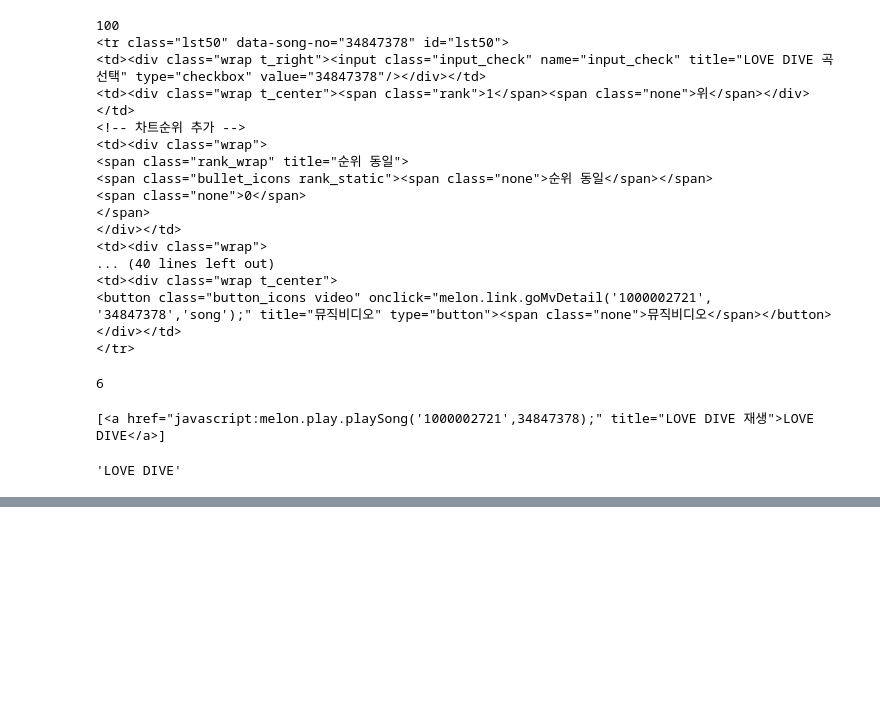
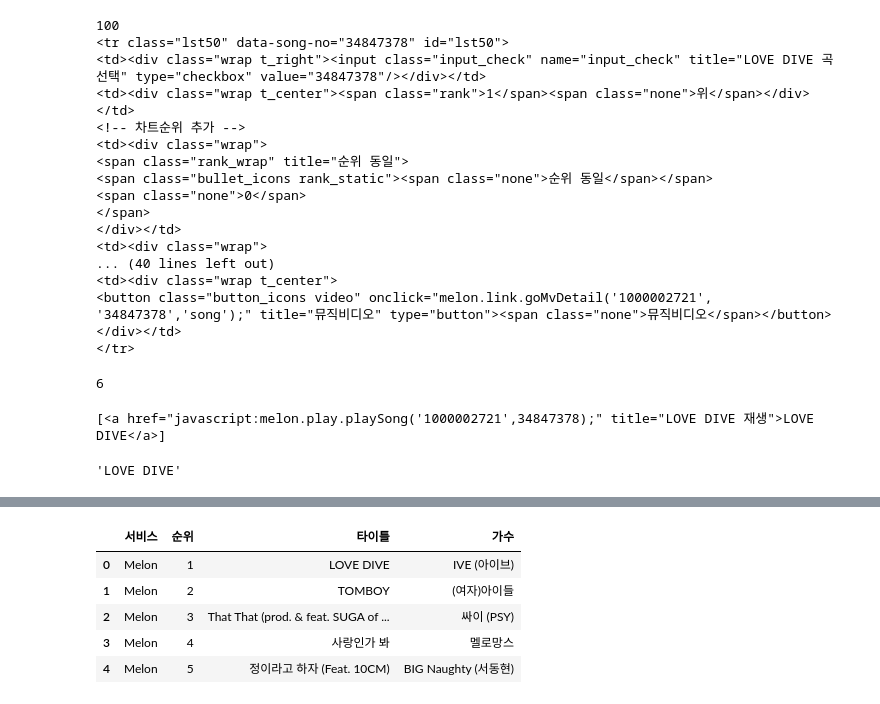
Before and after one commit to ChoiKangM/pandasProject, a Jupyter notebook: melon.ipynb, the cells around one changed output, grey strips where cells are left out. Drawn from its saved outputs; the diff is of its cells as text; code cells hidden in the pictures; blank space fills up the shorter version.

```diff
--- a/melon.ipynb
+++ b/melon.ipynb
@@ -173,7 +177,10 @@ title
 # %% [output]
 [<a href="javascript:melon.play.playSong('1000002721',34847378);" title="LOVE DIVE 재생">LOVE DIVE</a>]
 # %%
-title = songs[0].select('div.ellipsis.rank01 > span > a')[0].text
+title = song.select('div.ellipsis.rank01 > span > a')[0].text
 title
 # %% [output]
 'LOVE DIVE'
+# %%
+singer = song.select('div.ellipsis.rank02 > a')[0].text
+singer
@@ -179,0 +189,6 @@ title
+# %%
+# 노래 100개 제목, 가수 출력하기
+for song in songs:
+    title = song.select('div.ellipsis.rank01 > span > a')[0].text
+    singer = song.select('div.ellipsis.rank02 > a')[0].text
+    print(title, singer, sep = '|')
@@ -179,0 +213,12 @@ title
+# %%
+song_data = []
+rank = 1
+
+songs = soup.select('tr')[1:]
+for song in songs:
+    title = song.select('div.ellipsis.rank01 > span > a')[0].text
+    singer = song.select('div.ellipsis.rank02 > a')[0].text
+    song_data.append(['Melon', rank, title, singer])
+    rank = rank + 1
+
+song_data
@@ -179,0 +243,16 @@ title
+# %%
+# 데이터분석 라이브러리 pandas 가져오기
+import pandas as pd
+# 엑셀 파일에서 칼럼 이름 정리
+column = ['서비스', '순위', '타이틀', '가수']
+# 데이터 프레임 생성하기
+pd_data = pd.DataFrame(song_data, columns = column)
+# 생성된 데이터 프레임 확인하기
+pd_data.head()
+# %% [output]
+|  | 서비스 | 순위 | 타이틀 | 가수 |
+| 0 | Melon | 1 | LOVE DIVE | IVE (아이브) |
+| 1 | Melon | 2 | TOMBOY | (여자)아이들 |
+| 2 | Melon | 3 | That That (prod. & feat. SUGA of ... | 싸이 (PSY) |
+| 3 | Melon | 4 | 사랑인가 봐 | 멜로망스 |
+| 4 | Melon | 5 | 정이라고 하자 (Feat. 10CM) | BIG Naughty (서동현) |
```
Also changed, not shown: parts of 10 cells of this notebook, 2 other files.
